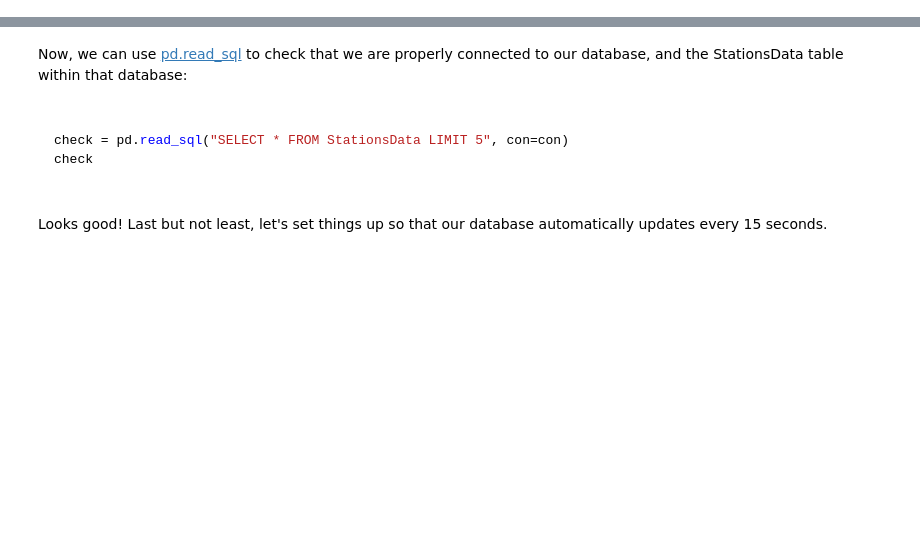
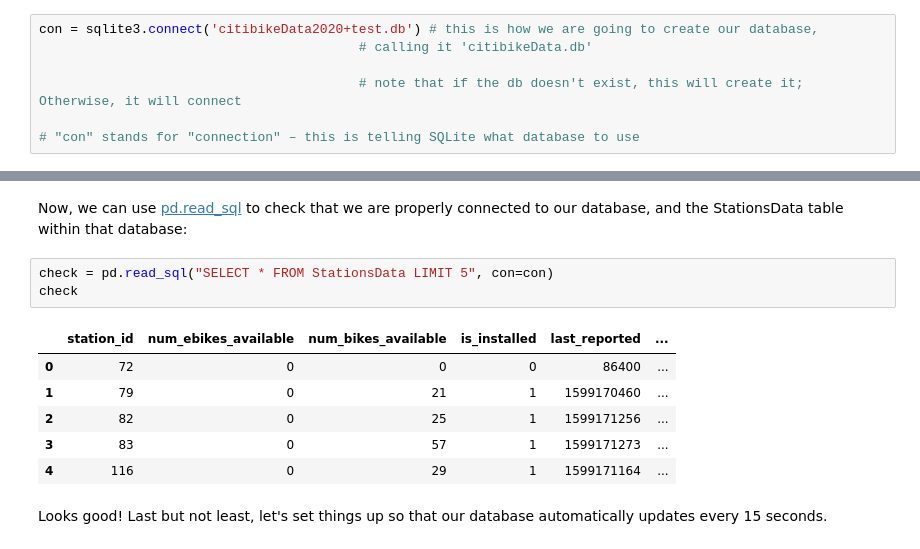
Before and after one commit to asiegman16/NYU_ProjectsinProgramming_Fall2020, a Jupyter notebook: (Class 1) Diving In/Diving_In_Solved_2020.ipynb, the cells around one changed output, grey strips where cells are left out. Cells and saved outputs as stored; diff of their text form; blank space fills up the shorter version.

````diff
--- a/(Class 1) Diving In/Diving_In_Solved_2020.ipynb
+++ b/(Class 1) Diving In/Diving_In_Solved_2020.ipynb
@@ -74,3 +59,10 @@ con = sqlite3.connect('citibikeData2020+test.db') # this is how we are going to
+# %%
+con = sqlite3.connect('citibikeData2020+test.db') # this is how we are going to create our database,
+                                         # calling it 'citibikeData.db'
+
+                                         # note that if the db doesn't exist, this will create it; Otherwise, it will connect
+
+# "con" stands for "connection" – this is telling SQLite what database to use
 # %% [markdown]
 Now, let's check out the API we'll be working with: http://gbfs.citibikenyc.com/gbfs/gbfs.json
 # %% [markdown]
@@ -199,11 +162,14 @@ con.commit()
 # %% [markdown]
 Now, we can use [pd.read_sql](https://pandas.pydata.org/pandas-docs/stable/reference/api/pandas.read_sql.html) to check that we are properly connected to our database, and the StationsData table within that database:
-# %% [markdown]
-```python
-
-check = pd.read_sql("SELECT * FROM StationsData LIMIT 5", con=con)
-check
-
-```
+# %%
+check = pd.read_sql("SELECT * FROM StationsData LIMIT 5", con=con)
+check
+# %% [output]
+|  | station_id | num_ebikes_available | num_bikes_available | is_installed | last_reported | ... |
+| 0 | 72 | 0 | 0 | 0 | 86400 | ... |
+| 1 | 79 | 0 | 21 | 1 | 1599170460 | ... |
+| 2 | 82 | 0 | 25 | 1 | 1599171256 | ... |
+| 3 | 83 | 0 | 57 | 1 | 1599171273 | ... |
+| 4 | 116 | 0 | 29 | 1 | 1599171164 | ... |
 # %% [markdown]
 Looks good! Last but not least, let's set things up so that our database automatically updates every 15 seconds.
````
Also changed, not shown: parts of 27 cells of this notebook.
